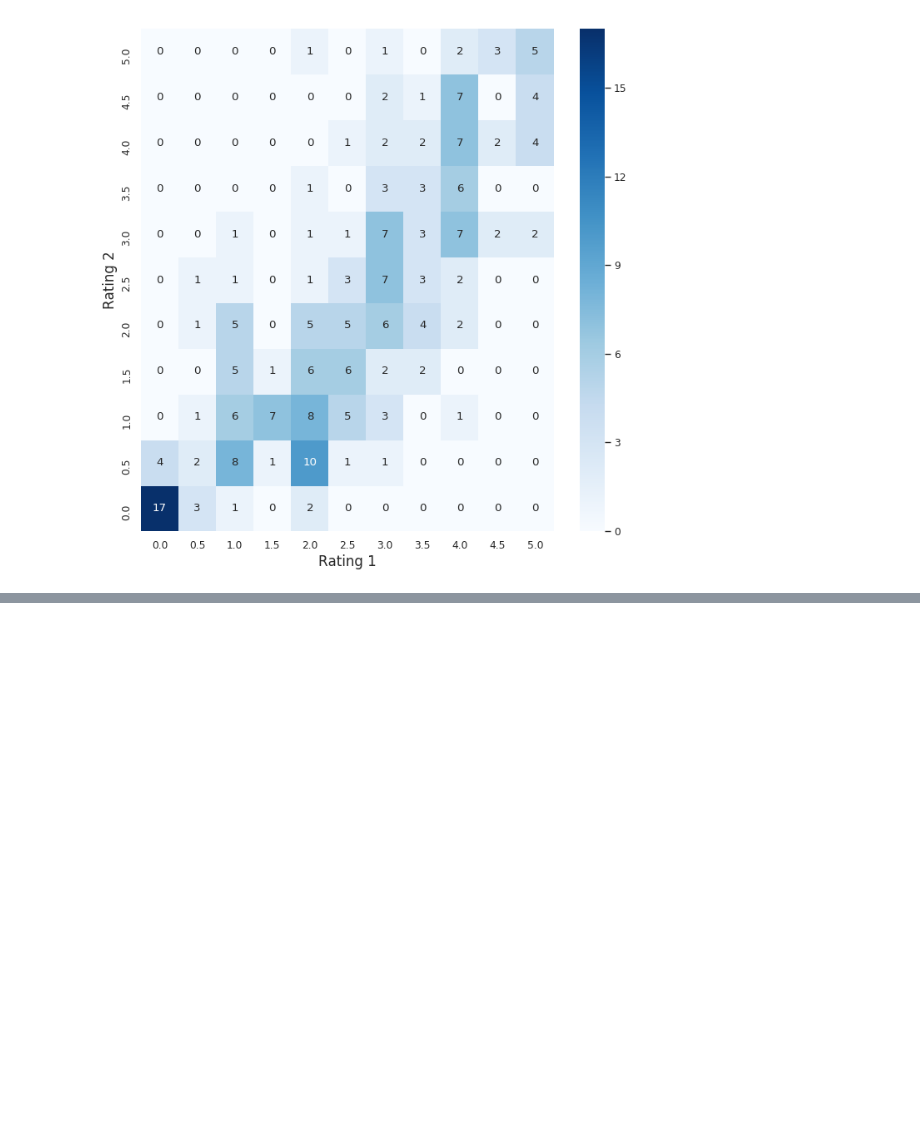
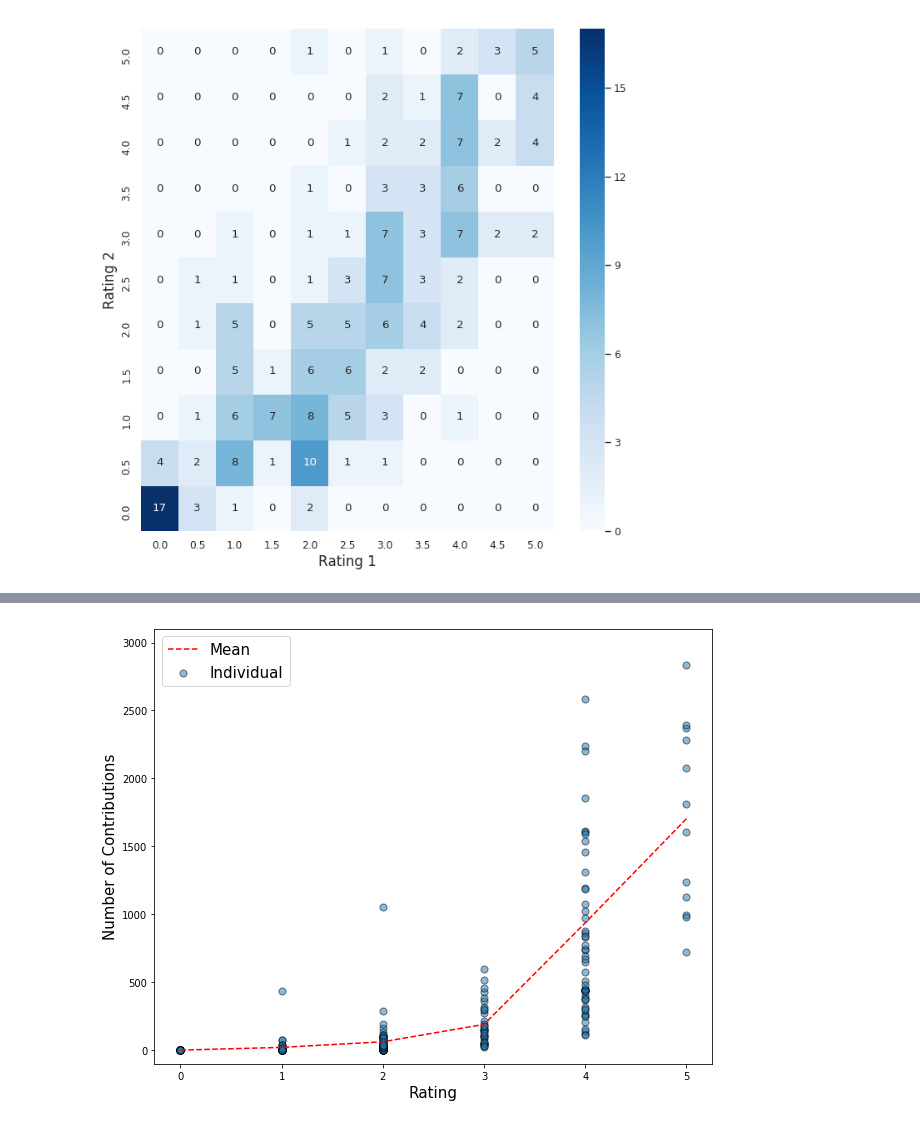
Before and after one commit to conorosully/git-rater, a Jupyter notebook: src/data_exploration.ipynb, the cells around one changed output, grey strips where cells are left out. Drawn from its saved outputs; the diff is of its cells as text; code cells hidden in the pictures; blank space fills up the shorter version.

```diff
--- a/src/data_exploration.ipynb
+++ b/src/data_exploration.ipynb
@@ -100,0 +113,3 @@ plt.savefig('../figures/ratings_final.png',format='png')
+# %%
+cont_stats = data[['n_cont','y']].groupby('y').agg(['min','max','mean'])
+cont_stats['n_cont']
@@ -100,0 +125,15 @@ plt.savefig('../figures/ratings_final.png',format='png')
+# %%
+plt.subplots(nrows=1, ncols=1,figsize=(10,8))
+
+plt.scatter(data['y'],data['n_cont'],s=50,alpha=0.5,edgecolors='#000000',label = 'Individual')
+
+plt.plot(cont_stats['n_cont']['mean'],'r--',label='Mean')
+plt.ylabel("Number of Contributions",size=15)
+plt.xlabel('Rating',size=15)
+plt.ylim(-100,3100)
+plt.legend(loc= 2,prop={'size': 15})
+
+
+plt.savefig('../figures/cont_rating.png',format='png')
+# %% [output]
+[figure, added]
```
Also changed, not shown: parts of 13 cells of this notebook.
